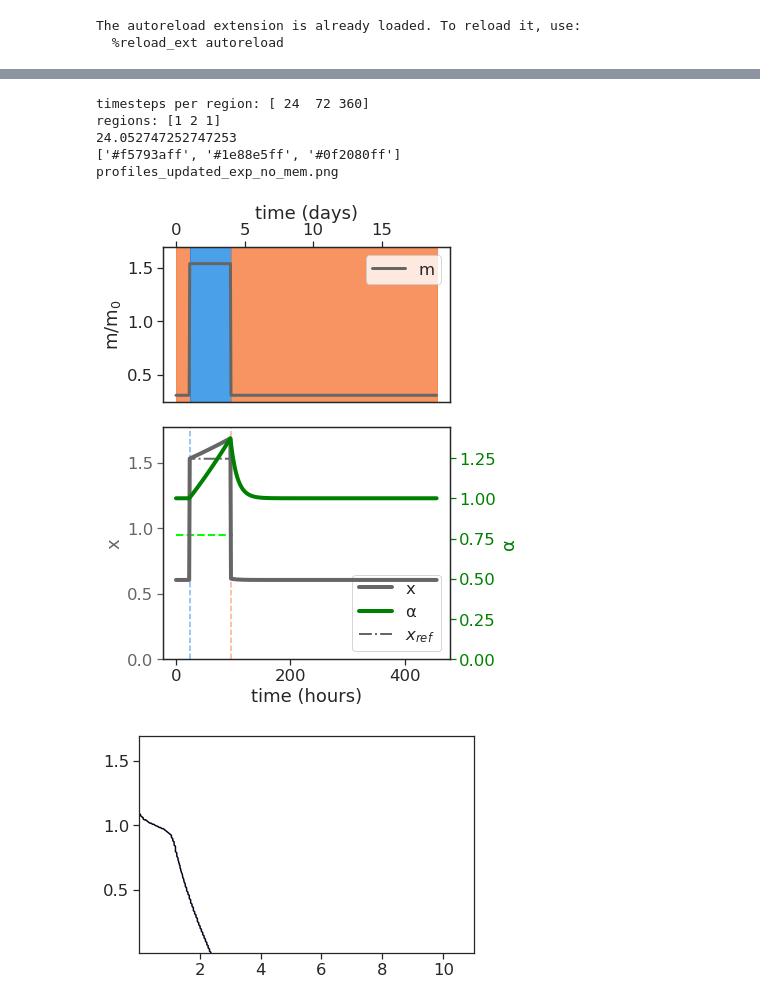
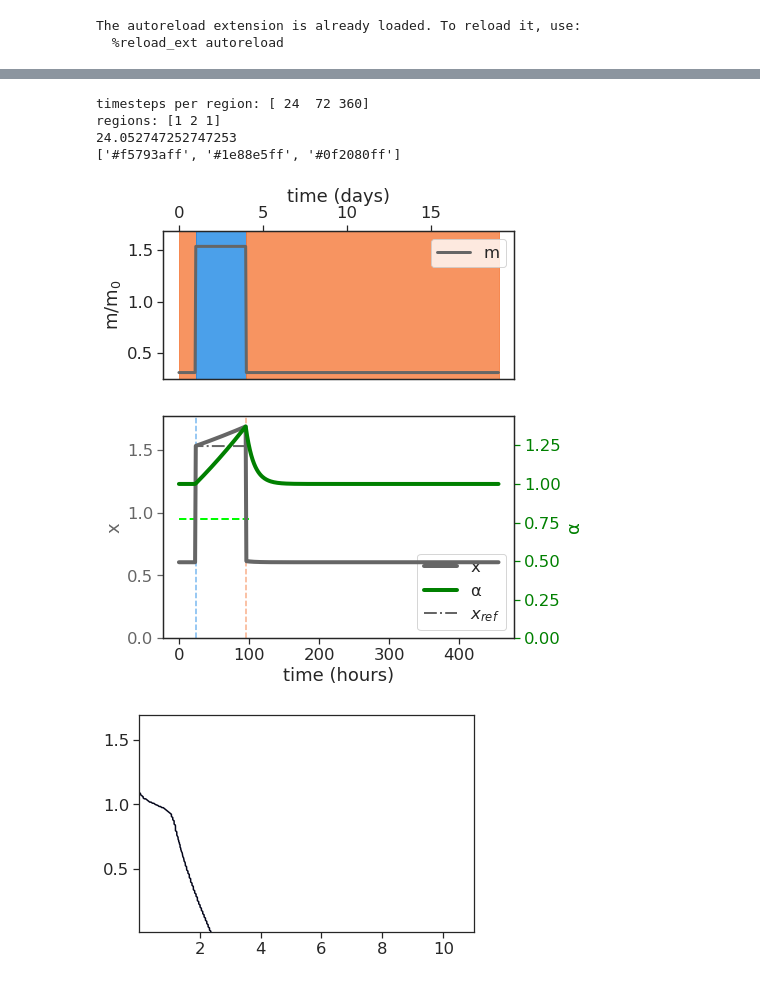
Before and after one commit to chris-price19/cell-mech-memory, a Jupyter notebook: profiles_stiff_genes_v4.ipynb, the cells around one changed output, grey strips where cells are left out. Cells and saved outputs as stored; diff of their text form; code cells hidden in the pictures.

```diff
--- a/profiles_stiff_genes_v4.ipynb
+++ b/profiles_stiff_genes_v4.ipynb
@@ -69,7 +69,7 @@ def set_params(file=None):
 
         params['a_max'] = 10
 
-        params['resolution'] = 1.
+        params['time_resolution'] = 1.
 #         params['type'] = 'stiff'
         params['color'] = None
         params['input_m'] = []
@@ -83,7 +83,7 @@ def set_params(file=None):
         params['dynamics'] = 'updated_exp' # 'exp_dynamicTS'
         params['eps'] = (0., 1., 0.0) # mean, std, magnitude
 
-        params['res'] = 150
+        params['grid_resolution'] = 150
 
     return params
 
@@ -98,10 +98,13 @@ ins = np.array(
 params = set_params()
 # params = set_params('./figures/figure4_dynamics_profiles/perm_mem_v2.png.json')
 # ins = np.array(params['input_m'][0])
+
 print(params)
 resultsDF, params, priming_times, memory_times, stiffP, stiffA = run_profile(integrate_profile, ins, params, resultsDF)
+
 mech_stats = np.abs(stiffP - stiffA) / params['m0']
+
 params['a_c'] = params['a_c'].tolist()
 print(np.amin(resultsDF['tSG']), np.mean(resultsDF['tSG']), np.amax(resultsDF['tSG']))
-print(resultsDF['active_region'])
+# print(resultsDF['active_region'])
 # %% [output]
@@ -149,38 +140,37 @@ else:
     params['color'] = (102./255, 102./255, 102./255)
     fname1 = 'profiles_' + params['dynamics'] + "_no_mem.png"
 
-params, fig, axs = plot_profile(fig, ax, resultsDF, params, colors=['#f5793aff', '#1e88e5ff', '#0f2080ff'] )
+params, fig, axs = plot_profile(fig, ax, resultsDF, params, x_equil, colors=['#f5793aff', '#1e88e5ff', '#0f2080ff'] )
 
 # colors =  [mcolors['darkorange'], mcolors['red'], mcolors['navy'], mcolors['navy'], mcolors['springgreen'], mcolors['springgreen']]
 #  fig2,
 params['input_m'].append(ins.tolist())
 
 base_params = set_params()
 base_params['input_m'].append(ins.tolist())
 
-saveall = True
+saveall = False
 if saveall:
     direc = os.getcwd() + '/../figures_v3/figure4/'
 
 #     fname1 = 'profiles_' + params['dynamics'] + "_perm_mem.png"
     print(fname1)
     fig.tight_layout()
     fig.savefig(direc + fname1, format='png', dpi=600, transparent=True)
 
 #     fname2 = 'PD_' + fname1
 #     print(fname2)
 #     fig2.savefig(direc + fname2, format='png', dpi=600)
 #     params['eps'] = base_params['eps']
 #     print([type(params[i]) for i in params.keys()])
     with open(direc+fname1 + '.json', 'w') as f:
         f.write(json.dumps(base_params))
 # %% [output]
 timesteps per region: [ 24  72 360]
 regions: [1 2 1]
 24.052747252747253
 ['#f5793aff', '#1e88e5ff', '#0f2080ff']
-profiles_updated_exp_no_mem.png
-[figure, old version]
+[figure, new version]
 # %%
 # params = {}
 # params = set_params()
```
Also changed, not shown: parts of 5 cells of this notebook, 6 other files.
